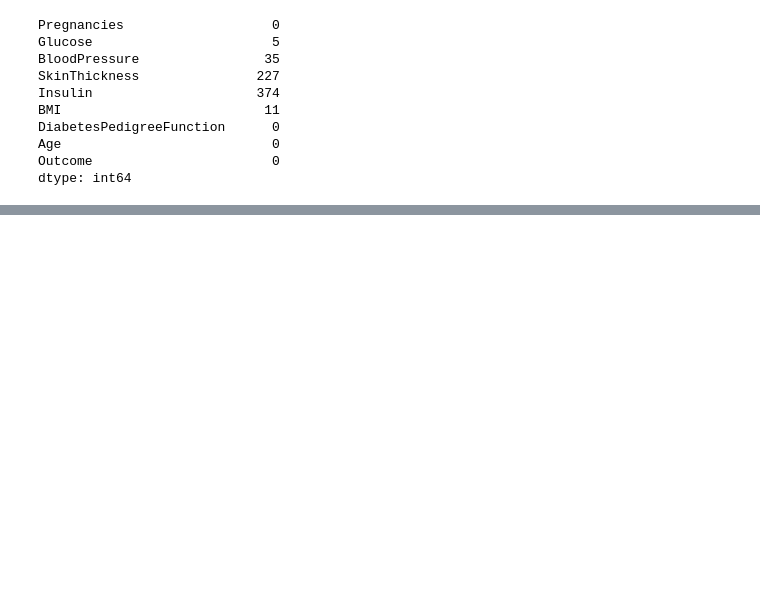
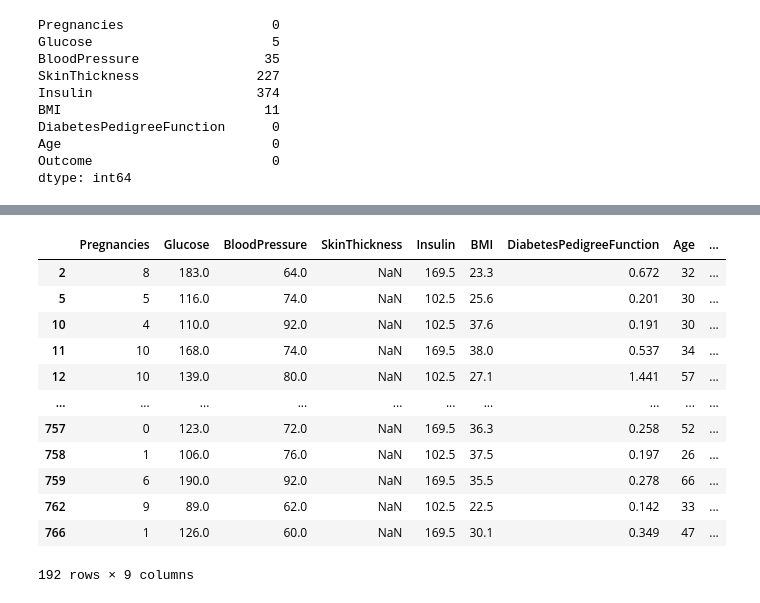
Before and after one commit to 4GeeksAcademy/AnthonnyMal-Machine-Learnig, a Jupyter notebook: src/04-eda-diabetes.ipynb, the cells around one changed output, grey strips where cells are left out. Cells and saved outputs as stored; diff of their text form; code cells hidden in the pictures; blank space fills up the shorter version.

```diff
--- a/src/04-eda-diabetes.ipynb
+++ b/src/04-eda-diabetes.ipynb
@@ -162,0 +401,20 @@ df_copy['BMI'] = df_copy['BMI'].fillna(df_copy['BMI'].median())
+# %%
+cols = ["SkinThickness"]
+mask_both_missing = df_copy[cols].isna().all(axis=1)
+both_missing_df = df_copy.loc[mask_both_missing].copy()
+
+both_missing_df
+# %% [output]
+|  | Pregnancies | Glucose | BloodPressure | SkinThickness | Insulin | BMI | DiabetesPedigreeFunction | Age | ... |
+| 2 | 8 | 183.0 | 64.0 | NaN | 169.5 | 23.3 | 0.672 | 32 | ... |
+| 5 | 5 | 116.0 | 74.0 | NaN | 102.5 | 25.6 | 0.201 | 30 | ... |
+| 10 | 4 | 110.0 | 92.0 | NaN | 102.5 | 37.6 | 0.191 | 30 | ... |
+| 11 | 10 | 168.0 | 74.0 | NaN | 169.5 | 38.0 | 0.537 | 34 | ... |
+| 12 | 10 | 139.0 | 80.0 | NaN | 102.5 | 27.1 | 1.441 | 57 | ... |
+| ... | ... | ... | ... | ... | ... | ... | ... | ... | ... |
+| 757 | 0 | 123.0 | 72.0 | NaN | 169.5 | 36.3 | 0.258 | 52 | ... |
+| 758 | 1 | 106.0 | 76.0 | NaN | 102.5 | 37.5 | 0.197 | 26 | ... |
+| 759 | 6 | 190.0 | 92.0 | NaN | 169.5 | 35.5 | 0.278 | 66 | ... |
+| 762 | 9 | 89.0 | 62.0 | NaN | 102.5 | 22.5 | 0.142 | 33 | ... |
+| 766 | 1 | 126.0 | 60.0 | NaN | 169.5 | 30.1 | 0.349 | 47 | ... |
+192 rows × 9 columns
```
Also changed, not shown: parts of 59 cells of this notebook, 2 other files.
